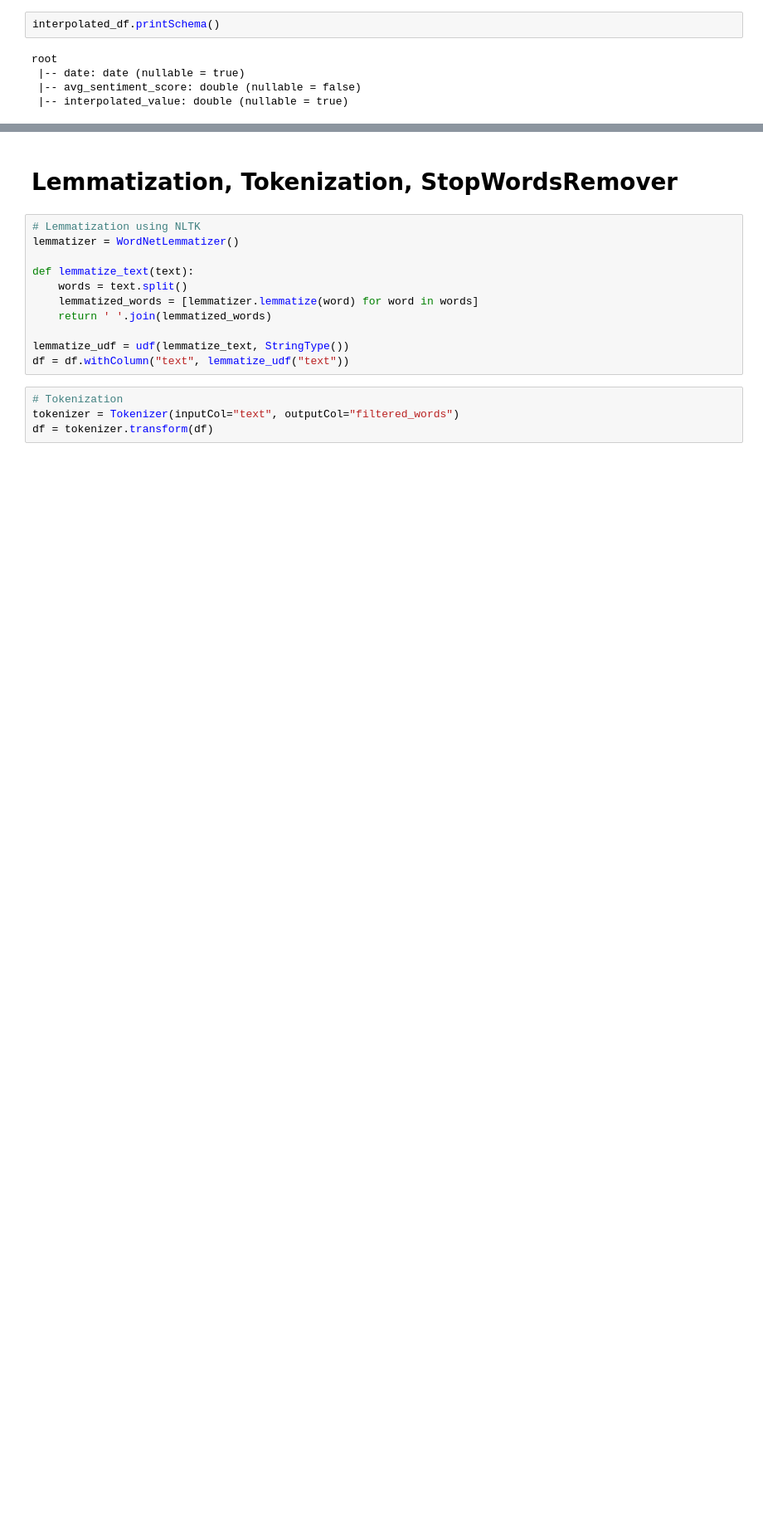
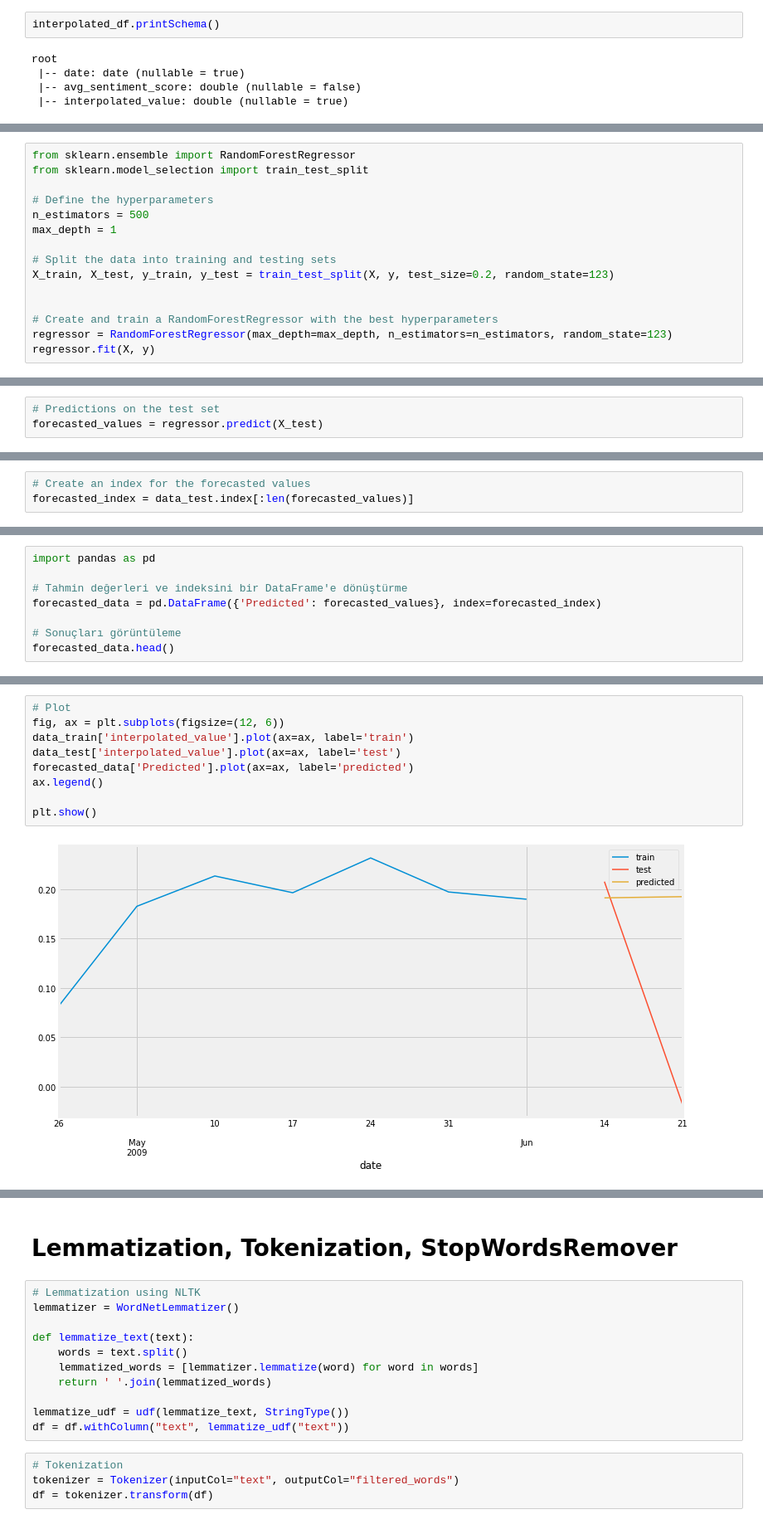
Before and after one commit to kgntmr/Sentiment-Time-Series-Analysis-with-Hive-MySQL-MongoDB-Benchmarking-NLP-and-Interpolation-Using-, a Jupyter notebook: ProjectTweets.ipynb, the cells around one changed output, grey strips where cells are left out. Shown at 83% size. Cells and saved outputs as stored; diff of their text form; blank space fills up the shorter version.

```diff
--- a/ProjectTweets.ipynb
+++ b/ProjectTweets.ipynb
@@ -216,0 +474,15 @@ asdfasgdfhdsh
+# %%
+from sklearn.ensemble import RandomForestRegressor
+from sklearn.model_selection import train_test_split
+
+# Define the hyperparameters
+n_estimators = 500
+max_depth = 1
+
+# Split the data into training and testing sets
+X_train, X_test, y_train, y_test = train_test_split(X, y, test_size=0.2, random_state=123)
+
+
+# Create and train a RandomForestRegressor with the best hyperparameters
+regressor = RandomForestRegressor(max_depth=max_depth, n_estimators=n_estimators, random_state=123)
+regressor.fit(X, y)
@@ -216,0 +491,3 @@ asdfasgdfhdsh
+# %%
+# Predictions on the test set
+forecasted_values = regressor.predict(X_test)
@@ -216,0 +498,3 @@ asdfasgdfhdsh
+# %%
+# Create an index for the forecasted values
+forecasted_index = data_test.index[:len(forecasted_values)]
@@ -216,0 +522,8 @@ asdfasgdfhdsh
+# %%
+import pandas as pd
+
+# Tahmin değerleri ve indeksini bir DataFrame'e dönüştürme
+forecasted_data = pd.DataFrame({'Predicted': forecasted_values}, index=forecasted_index)
+
+# Sonuçları görüntüleme
+forecasted_data.head()
@@ -216,0 +535,11 @@ asdfasgdfhdsh
+# %%
+# Plot
+fig, ax = plt.subplots(figsize=(12, 6))
+data_train['interpolated_value'].plot(ax=ax, label='train')
+data_test['interpolated_value'].plot(ax=ax, label='test')
+forecasted_data['Predicted'].plot(ax=ax, label='predicted')
+ax.legend()
+
+plt.show()
+# %% [output]
+[figure, added]
```
Also changed, not shown: parts of 84 cells of this notebook.
